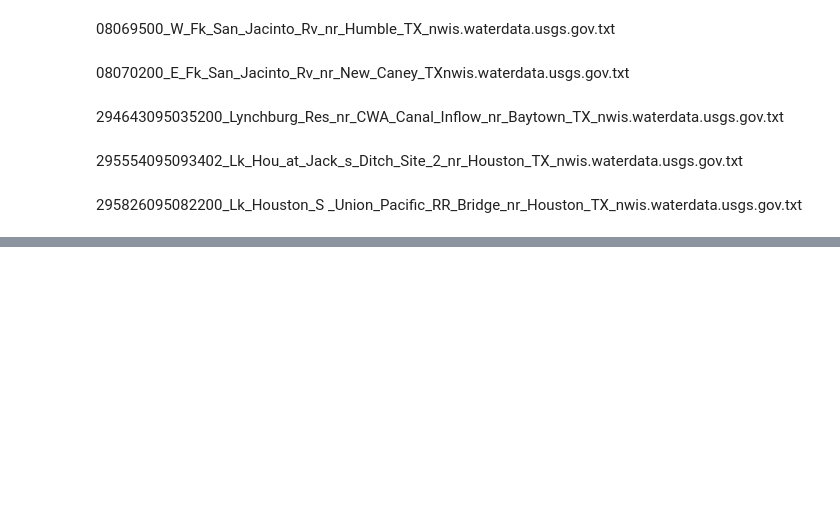
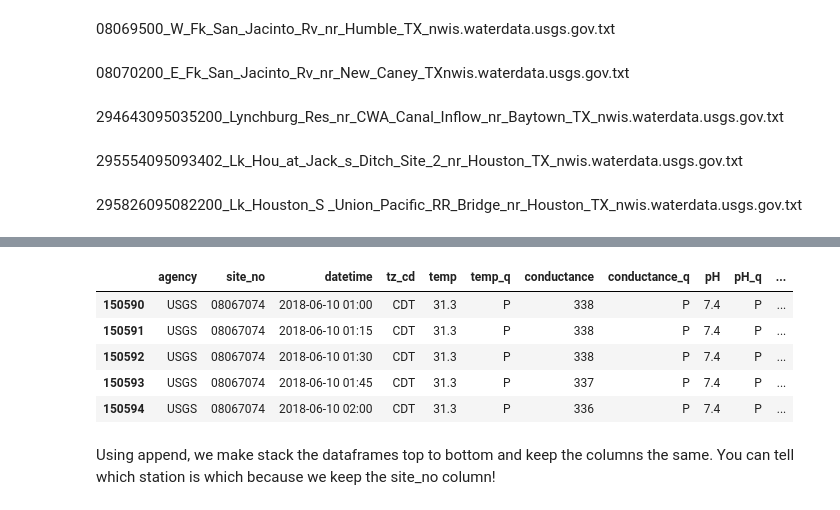
Before and after one commit to houstondatavis/data-jam-June-2018, a Jupyter notebook: First format conversions.ipynb, the cells around one changed output, grey strips where cells are left out. Cells and saved outputs as stored; diff of their text form; code cells hidden in the pictures; blank space fills up the shorter version.

```diff
--- a/First format conversions.ipynb
+++ b/First format conversions.ipynb
@@ -254,0 +290,11 @@ convertTabTxtToCSVwLables('orig_txt',"295826095082200_Lk_Houston_S _Union_Pacifi
+# %%
+df_test.tail()
+# %% [output]
+|  | agency | site_no | datetime | tz_cd | temp | temp_q | conductance | conductance_q | pH | pH_q | ... |
+| 150590 | USGS | 08067074 | 2018-06-10 01:00 | CDT | 31.3 | P | 338 | P | 7.4 | P | ... |
+| 150591 | USGS | 08067074 | 2018-06-10 01:15 | CDT | 31.3 | P | 338 | P | 7.4 | P | ... |
+| 150592 | USGS | 08067074 | 2018-06-10 01:30 | CDT | 31.3 | P | 338 | P | 7.4 | P | ... |
+| 150593 | USGS | 08067074 | 2018-06-10 01:45 | CDT | 31.3 | P | 337 | P | 7.4 | P | ... |
+| 150594 | USGS | 08067074 | 2018-06-10 02:00 | CDT | 31.3 | P | 336 | P | 7.4 | P | ... |
+# %% [markdown]
+Using append, we make stack the dataframes top to bottom and keep the columns the same. You can tell which station is which because we keep the site_no column!
```
Also changed, not shown: parts of 31 cells of this notebook, 13 other files.
